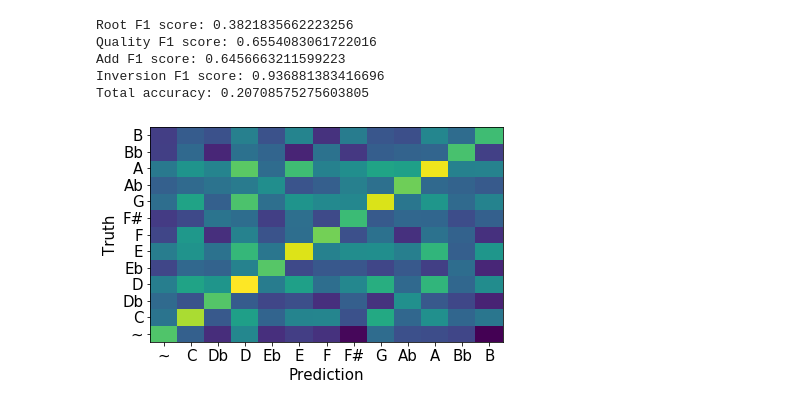
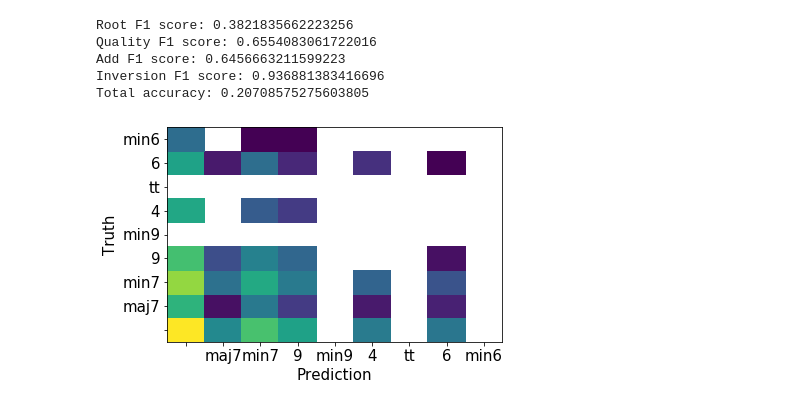
Before and after one commit to tristanlmiller/auto-guitar-tabs, a Jupyter notebook: Other models.ipynb, the cells around one changed output. Saved outputs shown, nothing was run; the diff lists cells and outputs as text; code cells hidden in the pictures.

```diff
--- a/Other models.ipynb
+++ b/Other models.ipynb
@@ -398,17 +398,17 @@ Add F1 score: 0.6456663211599223
 Inversion F1 score: 0.936881383416696
 Total accuracy: 0.20708575275603805
 # %%
-curr_metric = 'root_cmat_valid'
+curr_metric = 'add_cmat_valid'
 ticks = np.arange(0,metrics[curr_metric].shape[1],1.0)
-ticklabels = [chord_loader.num_to_root[x-1] for x in ticks]
+ticklabels = [chord_loader.num_to_add[x] for x in ticks]
 ticks += 0.5
 plt.pcolor(np.log(metrics[curr_metric]))
 #plt.pcolor(metrics[2][curr_metric])
 plt.xticks(ticks=ticks, labels=ticklabels)
 plt.yticks(ticks=ticks, labels=ticklabels)
 plt.xlabel('Prediction')
 plt.ylabel('Truth')
 plt.rc('font', size=15)
 plt.tight_layout()
 # %% [output]
-[figure, old version]
+[figure, new version]
```
Also changed, not shown: parts of 3 cells of this notebook, 1 other file.
